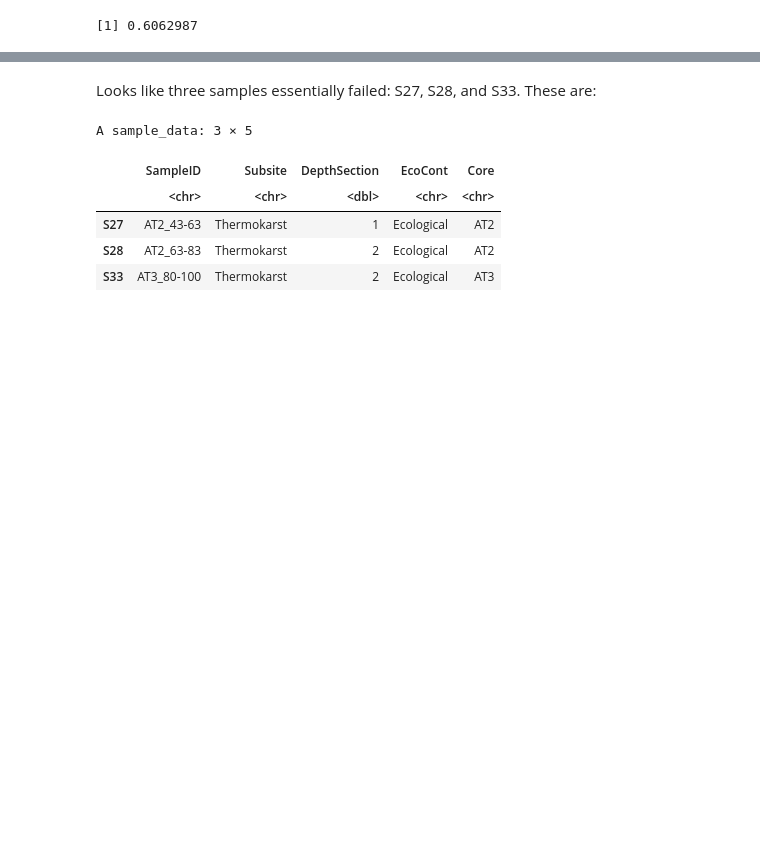
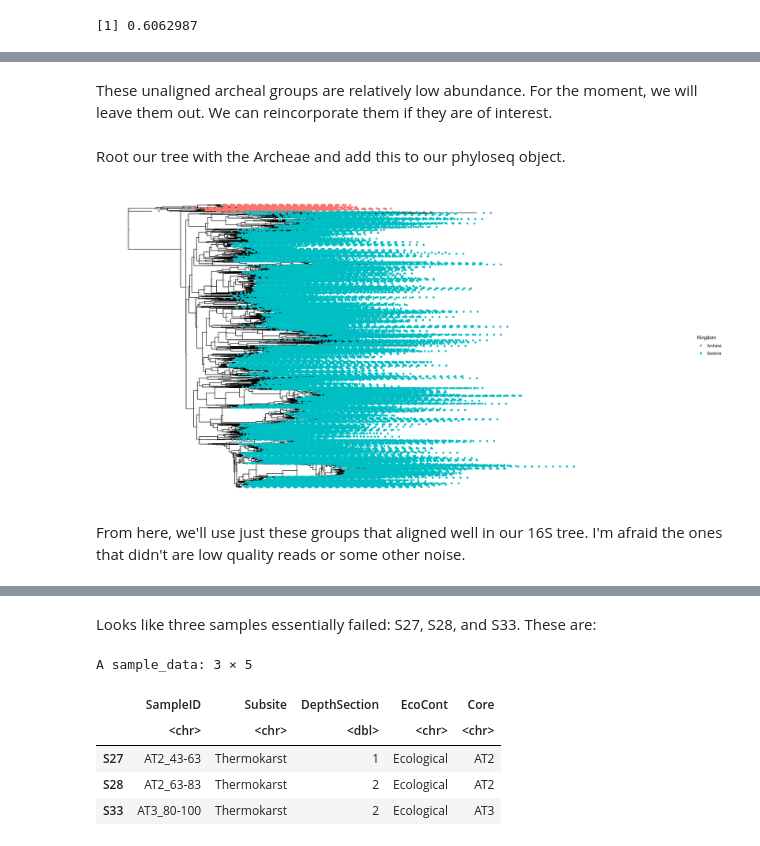
Before and after one commit to danchurch/sphagnumCUEmetabarcoding, a Jupyter notebook: sequenceAnalysis/firstLookPeat16s.ipynb, the cells around one changed output, grey strips where cells are left out. Cells and saved outputs as stored; diff of their text form; code cells hidden in the pictures; blank space fills up the shorter version.

```diff
--- a/sequenceAnalysis/firstLookPeat16s.ipynb
+++ b/sequenceAnalysis/firstLookPeat16s.ipynb
@@ -54,0 +88,6 @@ barplot(sort(sample_sums(ps), decreasing=TRUE),
+# %%
+dna <- Biostrings::DNAStringSet(taxa_names(ps))
+names(dna) <- taxa_names(ps)
+ps <- merge_phyloseq(ps, dna)
+## give our ASVs pretty names instead of DNA sequences:
+taxa_names(ps) <- paste0("ASV", seq(ntaxa(ps)))
@@ -54,0 +125,5 @@ barplot(sort(sample_sums(ps), decreasing=TRUE),
+# %%
+## get Archea for rooting tree:
+archFilter <- as.vector(tax_table(ps)[,"Kingdom"] == "Archaea")
+archFilter[is.na(archFilter)] <- FALSE
+archaeaPS = prune_taxa(archFilter, ps)
@@ -54,0 +132,2 @@ barplot(sort(sample_sums(ps), decreasing=TRUE),
+# %%
+notInTree = taxa_names(archaeaPS)[!(taxa_names(archaeaPS) %in% aa$tip.label)]; notInTree
@@ -54,0 +155,15 @@ barplot(sort(sample_sums(ps), decreasing=TRUE),
+# %% [markdown]
+These unaligned archeal groups are relatively low abundance. For the moment, we will leave them out. We can reincorporate them if they are of interest.
+# %%
+inTree = !(rownames(tax_table(ps)) %in% notInTree)
+ps.inTree <- prune_taxa(inTree, ps)
+# %% [markdown]
+Root our tree with the Archeae and add this to our phyloseq object.
+# %%
+rooted_tree = root(aa, outgroup = taxa_names(archaeaPS), resolve.root = TRUE)
+phy_tree(ps.inTree) <- rooted_tree
+plot_tree(ps.inTree, color="Kingdom")
+# %% [output]
+[figure, added]
+# %% [markdown]
+From here, we'll use just these groups that aligned well in our 16S tree. I'm afraid the ones that didn't are low quality reads or some other noise.
```
Also changed, not shown: parts of 32 cells of this notebook, 1 other file.
